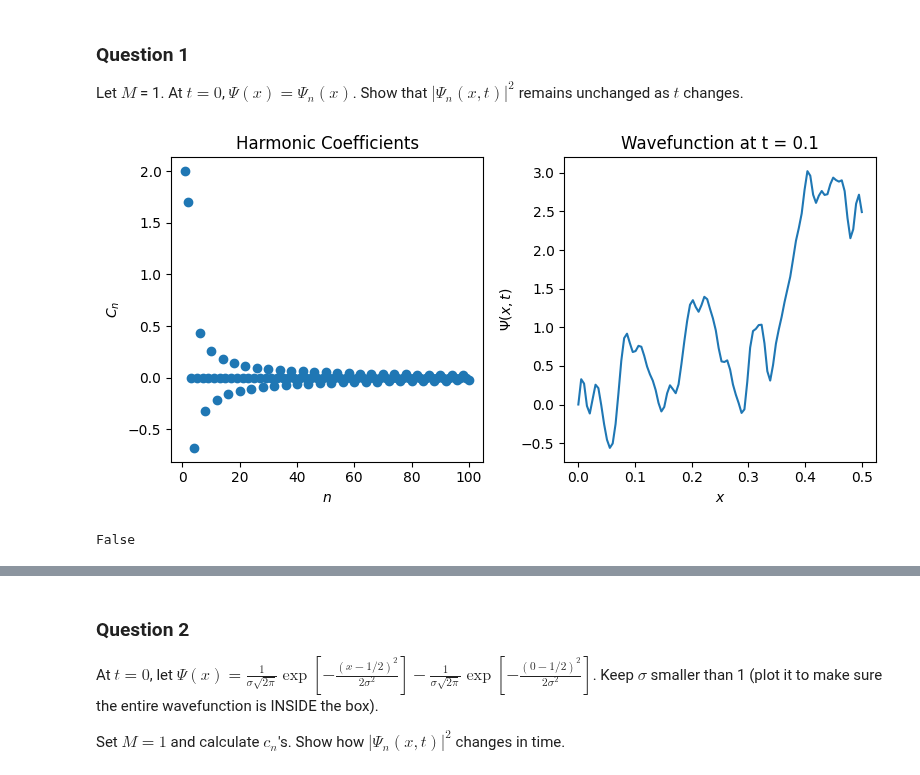
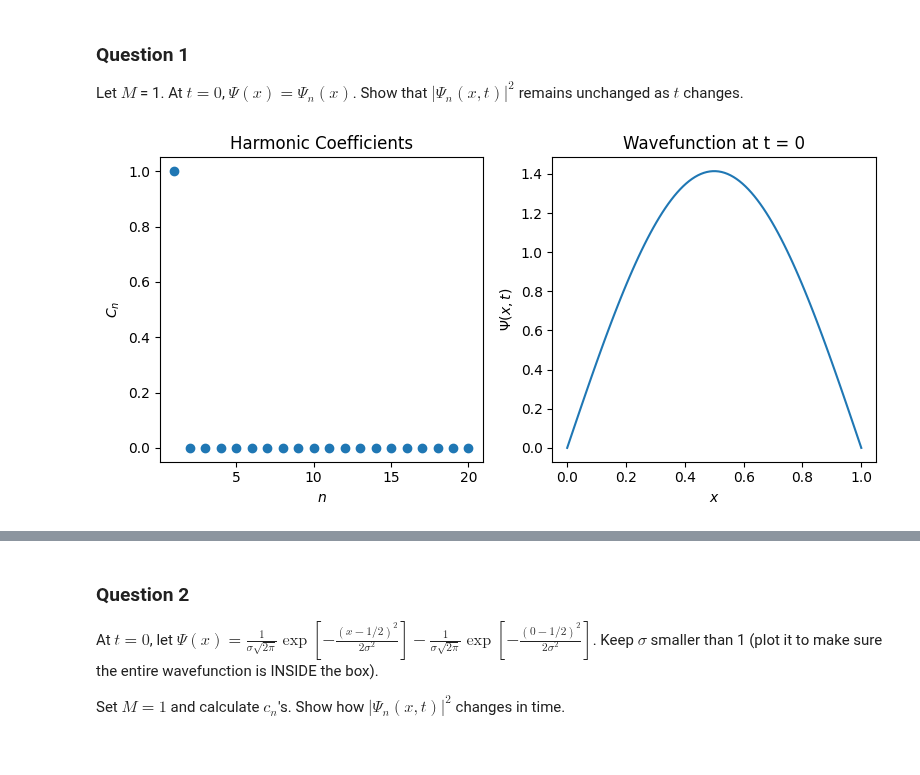
Before and after one commit to vibilanj/cmps, a Jupyter notebook: homework/Particle_in_a_Box_HW.ipynb, the cells around one changed output, grey strips where cells are left out. Cells and saved outputs as stored; diff of their text form; code cells hidden in the pictures.

```diff
--- a/homework/Particle_in_a_Box_HW.ipynb
+++ b/homework/Particle_in_a_Box_HW.ipynb
@@ -88,56 +88,41 @@ where $c_n$ are the coefficients.
 
 Let $M$ = 1. At $t = 0$, $\Psi(x) = \Psi_n(x)$. Show that $|\Psi_n(x,t)|^2$ remains unchanged as $t$ changes.
 # %%
-L = 0.5
 M = 1
-n_harm = 100
+n_harm = 20
 
-n = 1
-def initial_deformation(x):
-    return np.sqrt(2) * np.sin(n * np.pi * x)
-    # return x if x < (L / 2) else L - x
+def mode(x, t, n):
+    exp_power = -1j * ((np.pi**2 * n**2) / (2 * M)) * t
+    return np.sqrt(2) * np.sin(n * np.pi * x) * np.exp(exp_power)
 
-def C_n(n):
-    func = lambda x: initial_deformation(x) * np.sqrt(2) * np.sin(n * np.pi * x)
-    integral = integrate.quad(func, 0, L)
-    return (2 / L * integral[0])
+# t = 0 and n = 1
+def initial_state(x):
+    return mode(x, 0, 1)
+
+def C_n(n, t):
+    func = lambda x: initial_state(x) * mode(x, t, n)
+    integral = integrate.quad(func, 0, 1, complex_func=True)
+    return integral[0]
 
 def term(x, t, n):
-    exp_power = -1j * ((np.pi**2 * n**2) / (2 * M)) * t
-    return (C_n(n) * np.sqrt(2) * np.sin(n * np.pi * x) * np.exp(exp_power))
+    return (C_n(n, t)) * (mode(x, t, n))
 
 def wavefunction(x, t):
     return np.sum([term(x, t, n) for n in range(1, n_harm + 1)])
 # %%
 nPts = 100
-t = 0.1
+t = 0
 
-C_ns = [C_n(n) for n in range(1, n_harm + 1)]
-xs = np.linspace(0, L, nPts)
+C_ns = [C_n(n, t) for n in range(1, n_harm + 1)]
+xs = np.linspace(0, 1, nPts)
 res = [wavefunction(x, t) for x in xs]
 
+# need to get the absolute values as it would only plot the real part otherwise
 fig, (ax1, ax2) = plt.subplots(1, 2, figsize=(8, 4))
-ax1.scatter(range(1, n_harm + 1), C_ns)
+ax1.scatter(range(1, n_harm + 1), np.abs(C_ns))
 ax1.set(xlabel="$n$", ylabel="$C_n$", title = "Harmonic Coefficients")
-ax2.plot(xs, res)
+ax2.plot(xs, np.abs(res))
 ax2.set(xlabel="$x$", ylabel="$\Psi(x, t)$", title = f"Wavefunction at t = {t}")
 plt.tight_layout()
 # %% [output]
-[figure, old version]
+[figure, new version]
-# %%
-max_t = 100
-ts = list(range(0, max_t + 1))
-
-nPts = 100
-xs = np.linspace(0, L, nPts)
-n = 1
-
-unchanged = []
-for x in xs:
-    res = [np.abs(term(x, t, n))**2 for t in ts]
-    is_unchanged = np.isclose(res, res[0], 0, atol=1e10)
-    unchanged.append(is_unchanged)
-
-np.any(unchanged == False)
-# %% [output]
-False
```
Also changed, not shown: parts of 3 cells of this notebook.
